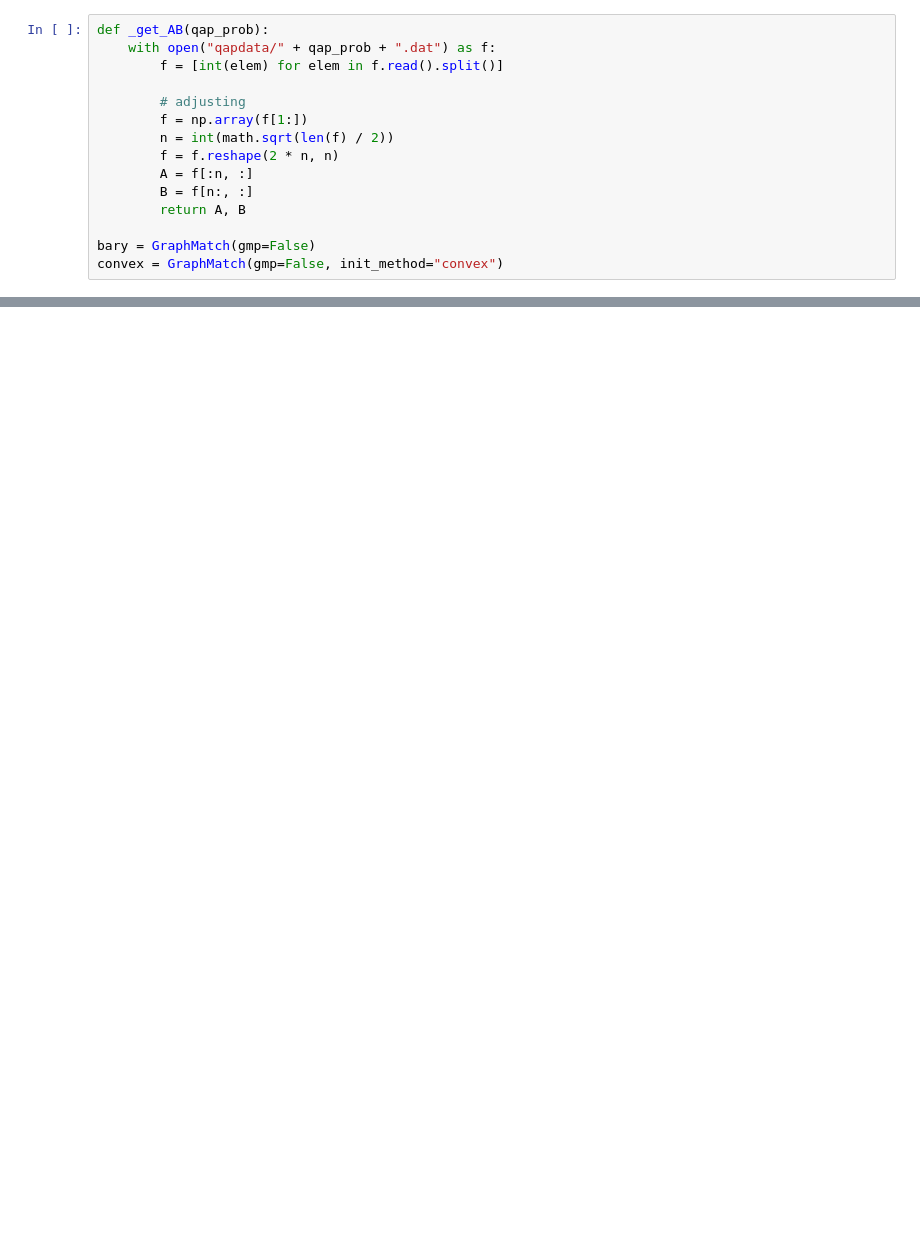
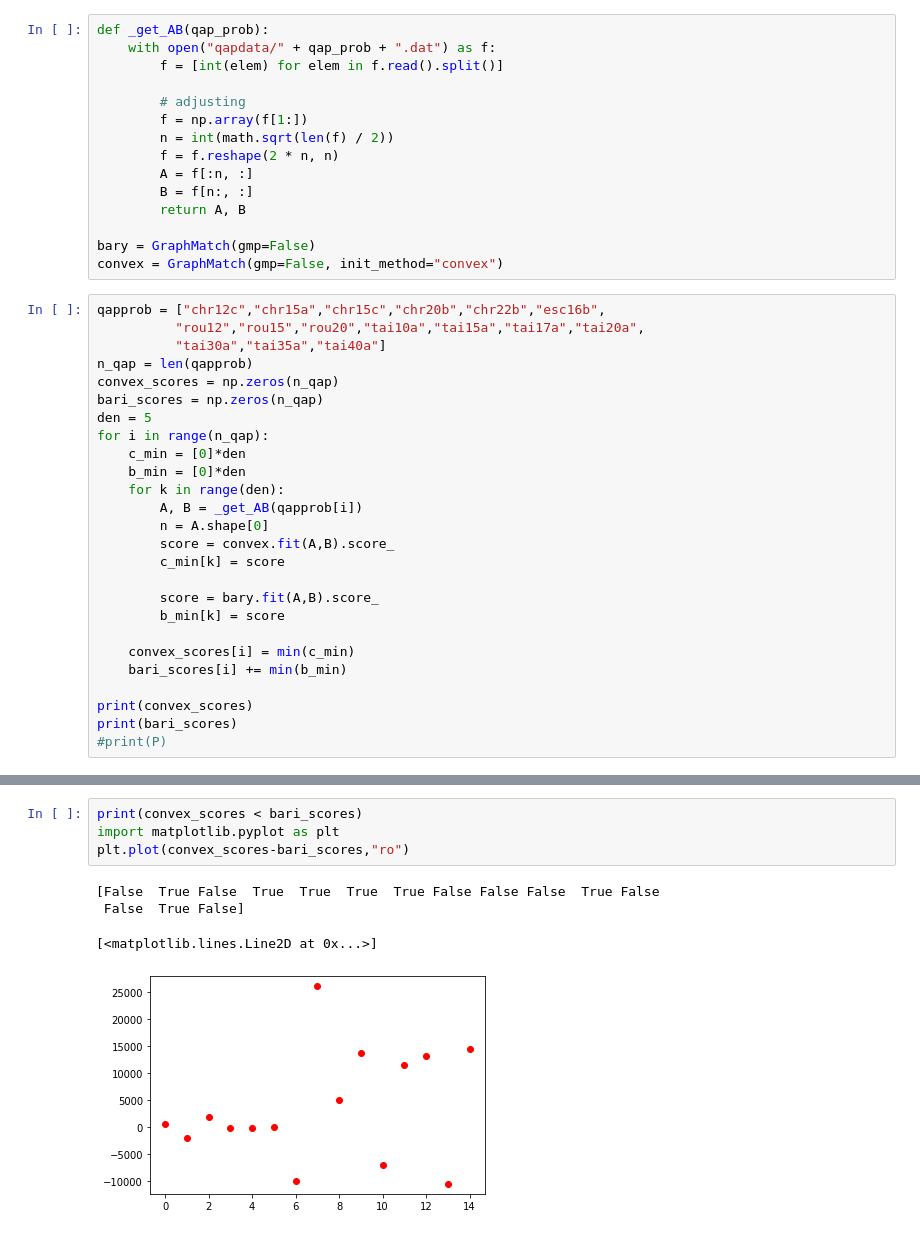
Before and after one commit to NeuroDataDesign/team-networkclass, a Jupyter notebook: Ali/conxex_approximation.ipynb, the cells around one changed output, grey strips where cells are left out. Cells and saved outputs as stored; diff of their text form; blank space fills up the shorter version.

```diff
--- a/Ali/conxex_approximation.ipynb
+++ b/Ali/conxex_approximation.ipynb
@@ -426,3 +429,29 @@ def _get_AB(qap_prob):
 
 bary = GraphMatch(gmp=False)
 convex = GraphMatch(gmp=False, init_method="convex")
+# %%
+qapprob = ["chr12c","chr15a","chr15c","chr20b","chr22b","esc16b",
+          "rou12","rou15","rou20","tai10a","tai15a","tai17a","tai20a",
+          "tai30a","tai35a","tai40a"]
+n_qap = len(qapprob)
+convex_scores = np.zeros(n_qap)
+bari_scores = np.zeros(n_qap)
+den = 5
+for i in range(n_qap):
+    c_min = [0]*den
+    b_min = [0]*den
+    for k in range(den):
+        A, B = _get_AB(qapprob[i])
+        n = A.shape[0]
+        score = convex.fit(A,B).score_
+        c_min[k] = score
+
+        score = bary.fit(A,B).score_
+        b_min[k] = score
+
+    convex_scores[i] = min(c_min)
+    bari_scores[i] += min(b_min)
+
+print(convex_scores)
+print(bari_scores)
+#print(P)
@@ -428,0 +497,9 @@ convex = GraphMatch(gmp=False, init_method="convex")
+# %%
+print(convex_scores < bari_scores)
+import matplotlib.pyplot as plt
+plt.plot(convex_scores-bari_scores,"ro")
+# %% [output]
+[False  True False  True  True  True  True False False False  True False
+ False  True False]
+[<matplotlib.lines.Line2D at 0x...>]
+[figure, added]
```
Also changed, not shown: parts of 16 cells of this notebook, 1 other file.
